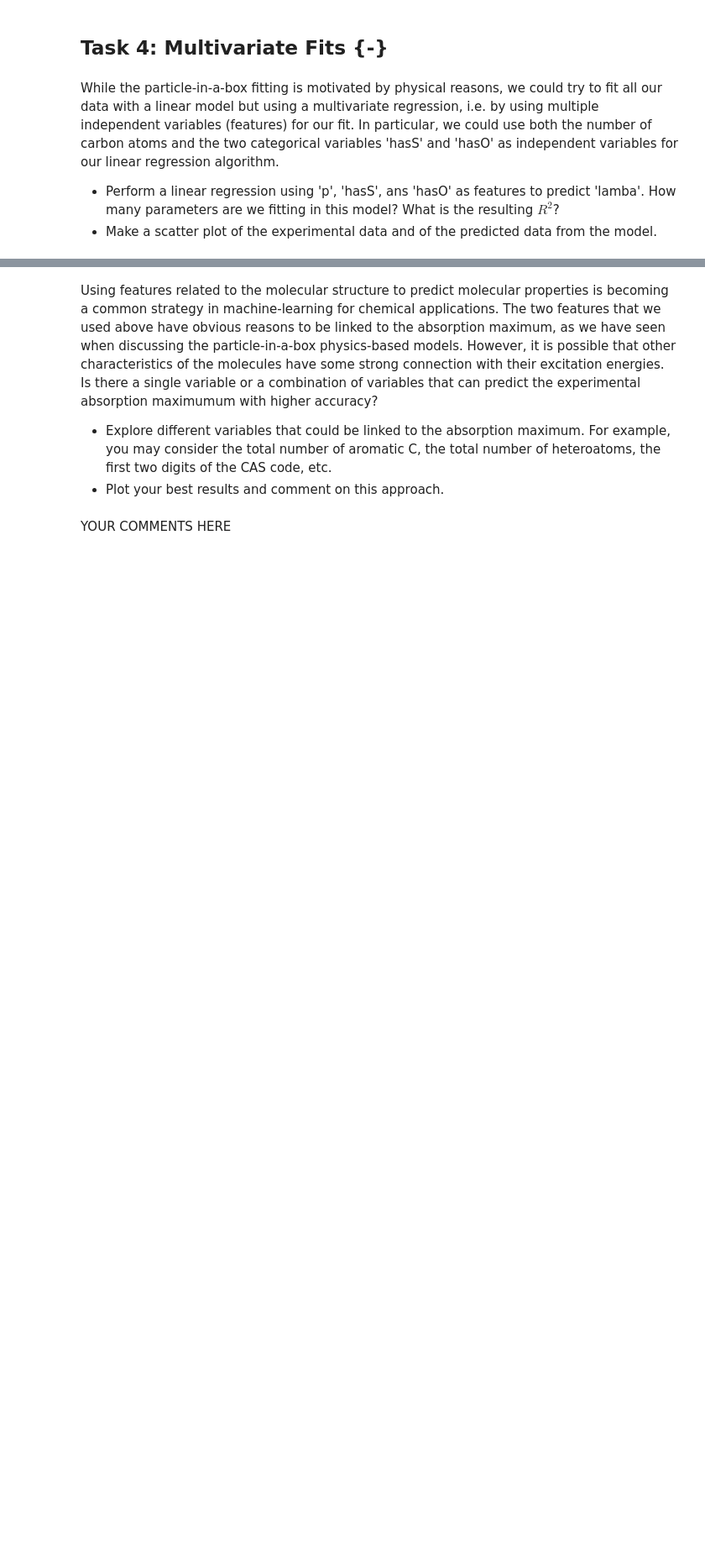
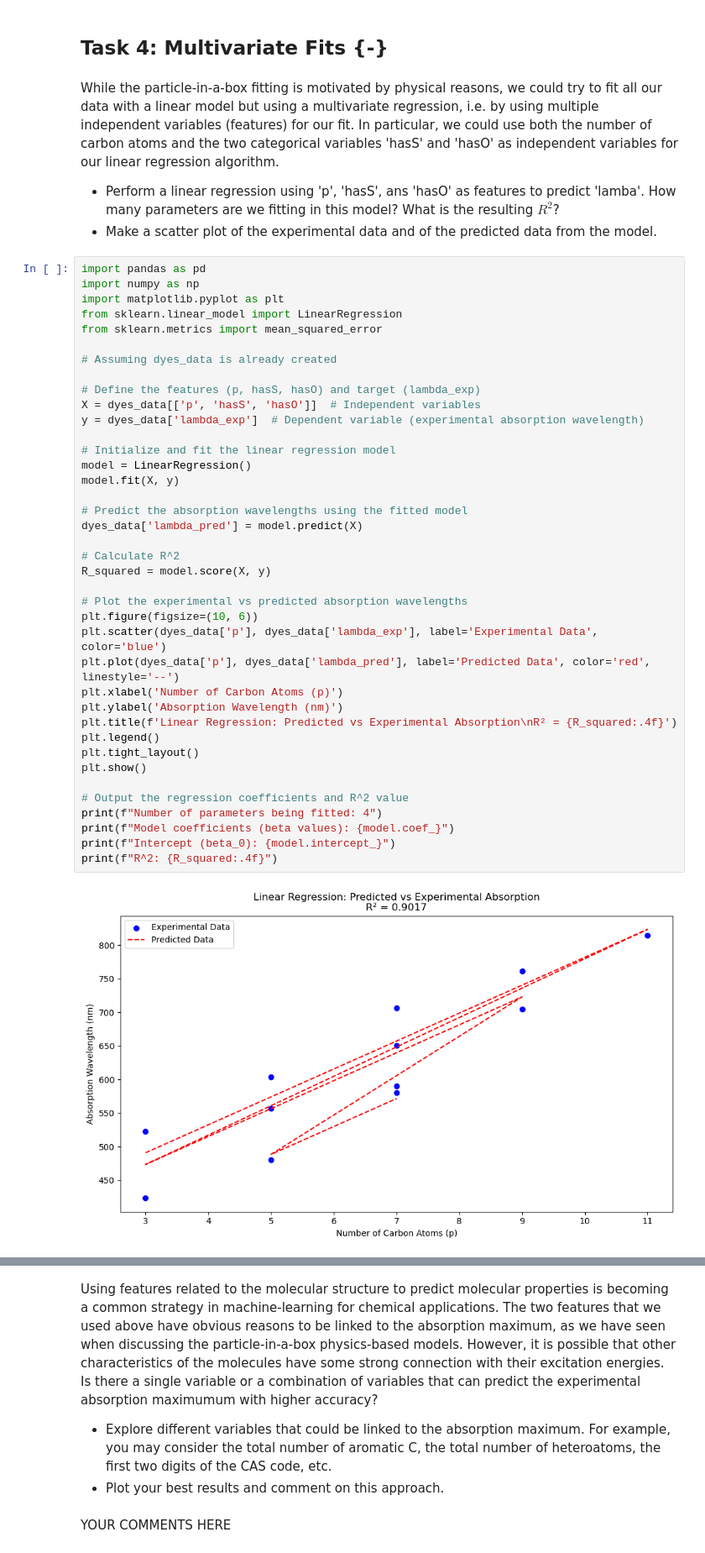
Before and after one commit to DavidShreve/PChemLab, a Jupyter notebook: ParticleBox_Worksheet.ipynb, the cells around one changed output, grey strips where cells are left out. Shown at 84% size. Cells and saved outputs as stored; diff of their text form; blank space fills up the shorter version.

```diff
--- a/ParticleBox_Worksheet.ipynb
+++ b/ParticleBox_Worksheet.ipynb
@@ -301,3 +301,44 @@ While the particle-in-a-box fitting is motivated by physical reasons, we could t
 
 * Perform a linear regression using 'p', 'hasS', ans 'hasO' as features to predict 'lamba'. How many parameters are we fitting in this model? What is the resulting $R^2$?
 * Make a scatter plot of the experimental data and of the predicted data from the model.
+# %%
+import pandas as pd
+import numpy as np
+import matplotlib.pyplot as plt
+from sklearn.linear_model import LinearRegression
+from sklearn.metrics import mean_squared_error
+
+# Assuming dyes_data is already created
+
+# Define the features (p, hasS, hasO) and target (lambda_exp)
+X = dyes_data[['p', 'hasS', 'hasO']]  # Independent variables
+y = dyes_data['lambda_exp']  # Dependent variable (experimental absorption wavelength)
+
+# Initialize and fit the linear regression model
+model = LinearRegression()
+model.fit(X, y)
+
+# Predict the absorption wavelengths using the fitted model
+dyes_data['lambda_pred'] = model.predict(X)
+
+# Calculate R^2
+R_squared = model.score(X, y)
+
+# Plot the experimental vs predicted absorption wavelengths
+plt.figure(figsize=(10, 6))
+plt.scatter(dyes_data['p'], dyes_data['lambda_exp'], label='Experimental Data', color='blue')
+plt.plot(dyes_data['p'], dyes_data['lambda_pred'], label='Predicted Data', color='red', linestyle='--')
+plt.xlabel('Number of Carbon Atoms (p)')
+plt.ylabel('Absorption Wavelength (nm)')
+plt.title(f'Linear Regression: Predicted vs Experimental Absorption\nR² = {R_squared:.4f}')
+plt.legend()
+plt.tight_layout()
+plt.show()
+
+# Output the regression coefficients and R^2 value
+print(f"Number of parameters being fitted: 4")
+print(f"Model coefficients (beta values): {model.coef_}")
+print(f"Intercept (beta_0): {model.intercept_}")
+print(f"R^2: {R_squared:.4f}")
+# %% [output]
+[figure, added]
```
Also changed, not shown: parts of 2 cells of this notebook.
